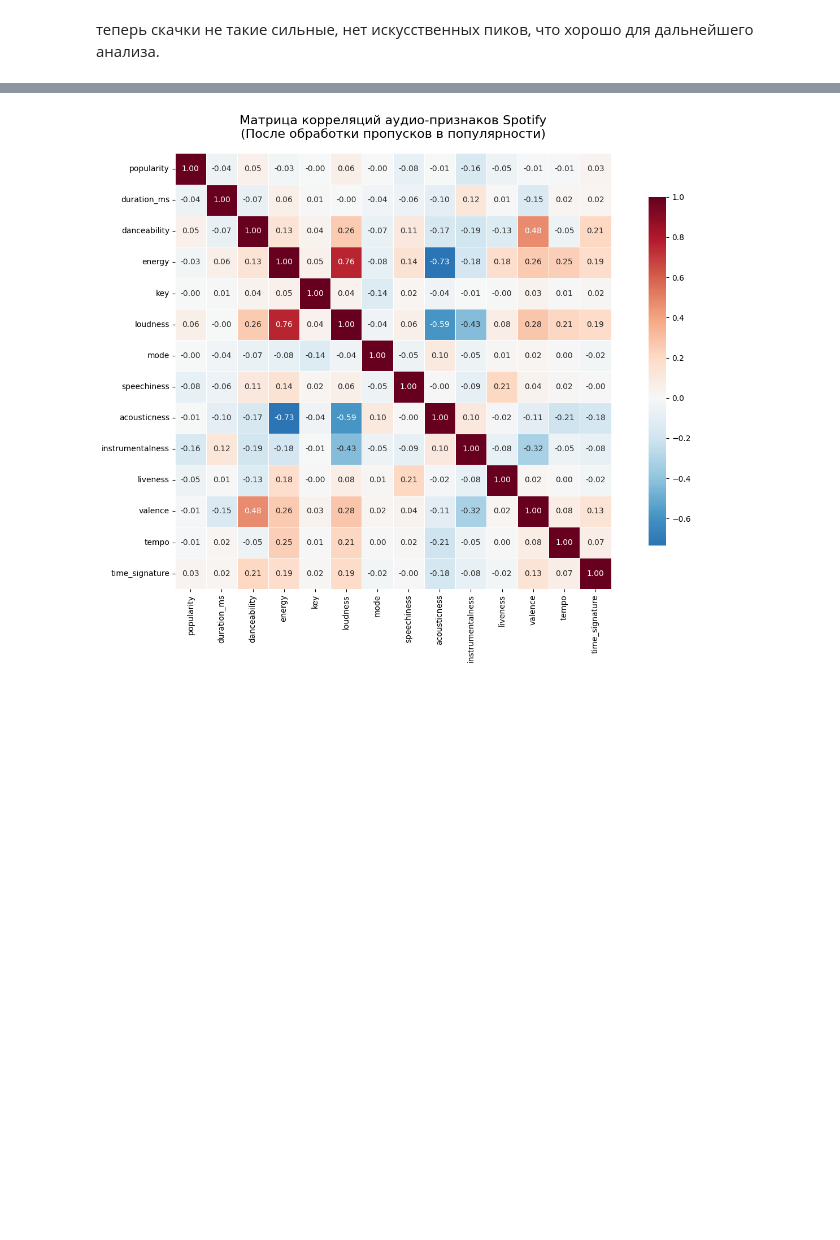
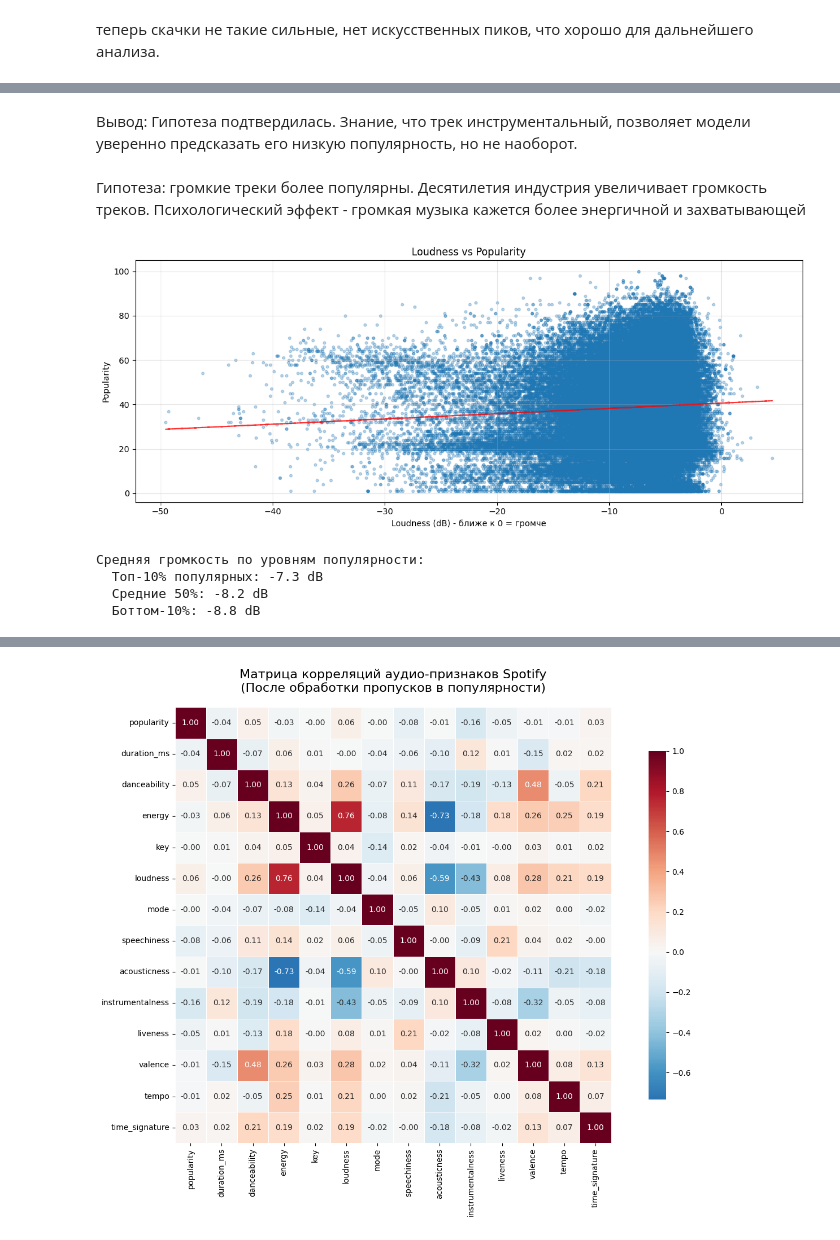
Before and after one commit to Supbombom/spotify, a Jupyter notebook: Spotify.ipynb, the cells around one changed output, grey strips where cells are left out. Cells and saved outputs as stored; diff of their text form; code cells hidden in the pictures; blank space fills up the shorter version.

```diff
--- a/Spotify.ipynb
+++ b/Spotify.ipynb
@@ -132,0 +182,31 @@ plt.show()
+# %% [markdown]
+Вывод: Гипотеза подтвердилась. Знание, что трек инструментальный, позволяет модели уверенно предсказать его низкую популярность, но не наоборот.
+# %% [markdown]
+Гипотеза: громкие треки более популярны. Десятилетия индустрия увеличивает громкость треков. Психологический эффект - громкая музыка кажется более энергичной и захватывающей
+# %%
+plt.figure(figsize=(12, 5))
+
+plt.scatter(df_processed['loudness'], df_processed['popularity'], alpha=0.3, s=10)
+plt.title('Loudness vs Popularity')
+plt.xlabel('Loudness (dB) - ближе к 0 = громче')
+plt.ylabel('Popularity')
+plt.grid(True, alpha=0.3)
+
+# Добавляем линию тренда
+z = np.polyfit(df_processed['loudness'], df_processed['popularity'], 1)
+p = np.poly1d(z)
+plt.plot(df_processed['loudness'], p(df_processed['loudness']), "r--", alpha=0.8, label='Тренд')
+
+plt.tight_layout()
+plt.show()
+
+print(f"\nСредняя громкость по уровням популярности:")
+print(f"  Топ-10% популярных: {df_processed[df_processed['popularity'] >= df_processed['popularity'].quantile(0.9)]['loudness'].mean():.1f} dB")
+print(f"  Средние 50%: {df_processed[(df_processed['popularity'] >= 30) & (df_processed['popularity'] <= 70)]['loudness'].mean():.1f} dB")
+print(f"  Боттом-10%: {df_processed[df_processed['popularity'] <= df_processed['popularity'].quantile(0.1)]['loudness'].mean():.1f} dB")
+# %% [output]
+[figure, added]
+Средняя громкость по уровням популярности:
+  Топ-10% популярных: -7.3 dB
+  Средние 50%: -8.2 dB
+  Боттом-10%: -8.8 dB
```
Also changed, not shown: parts of 22 cells of this notebook.
